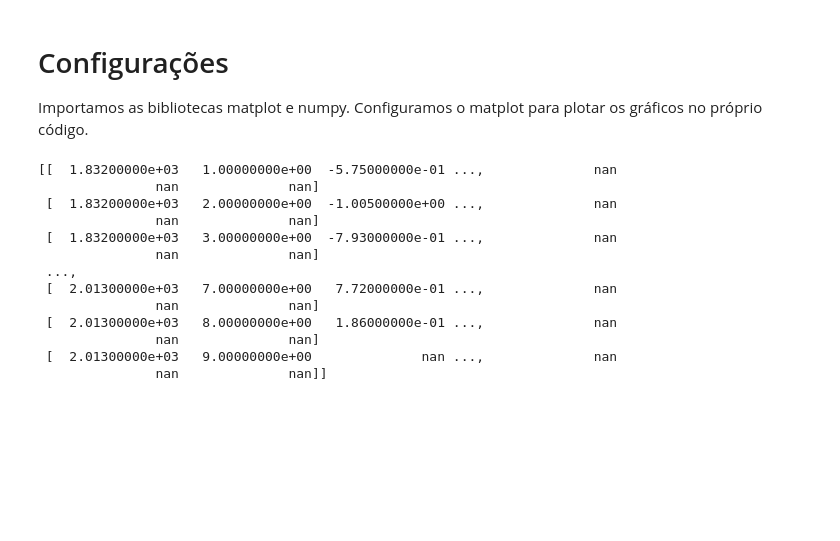
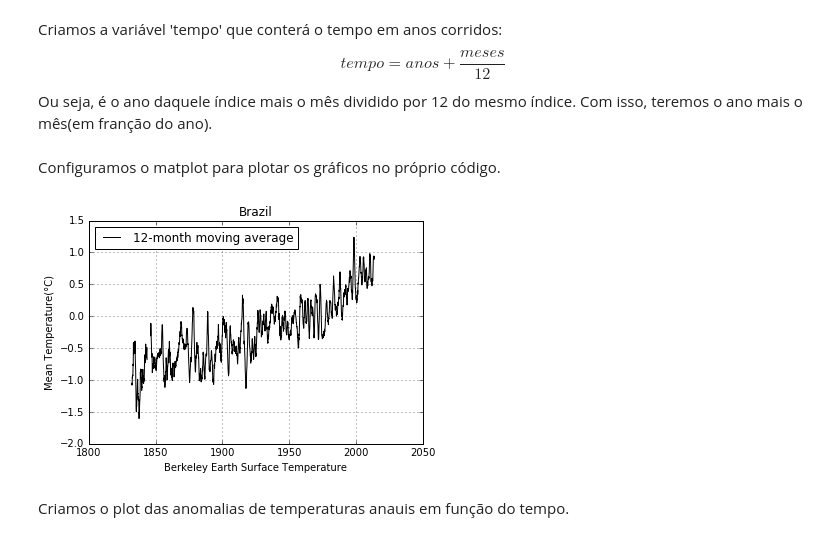
Before and after one commit to mat-esp-2016/python-1-vbd, a Jupyter notebook: python1.ipynb, the cells around one changed output. Drawn from its saved outputs; the diff is of its cells as text; code cells hidden in the pictures; blank space fills up the shorter version.

```diff
--- a/python1.ipynb
+++ b/python1.ipynb
@@ -4,0 +11,2 @@ import numpy as np
+# %%
+anomalia_temperatura_anual = dados[:,4]
@@ -4,0 +25,2 @@ import numpy as np
+# %%
+anos = dados[:,0]
@@ -4,0 +29,2 @@ import numpy as np
+# %%
+meses = dados[:,1]
@@ -4,0 +33,7 @@ import numpy as np
+# %%
+tempo = ( anos + ( meses / 12))
+# %% [markdown]
+Criamos a variável 'tempo' que conterá o tempo em anos corridos:
+$$tempo = anos + \frac{meses}{12}$$
+Ou seja, é o ano daquele índice mais o mês dividido por 12 do mesmo índice.
+Com isso, teremos o ano mais o mês(em franção do ano).
@@ -5,5 +42,2 @@ import numpy as np
 # %% [markdown]
-# Configurações
-
-Importamos as bibliotecas matplot e numpy.
 Configuramos o matplot para plotar os gráficos no próprio código.
@@ -12,16 +44,12 @@ dados = np.loadtxt("dados/brazil-TAVG-Trend.txt",skiprows=70)
-# %%
-print(dados)
-# %% [output]
-[[  1.83200000e+03   1.00000000e+00  -5.75000000e-01 ...,              nan
-               nan              nan]
- [  1.83200000e+03   2.00000000e+00  -1.00500000e+00 ...,              nan
-               nan              nan]
- [  1.83200000e+03   3.00000000e+00  -7.93000000e-01 ...,              nan
-               nan              nan]
- ...,
- [  2.01300000e+03   7.00000000e+00   7.72000000e-01 ...,              nan
-               nan              nan]
- [  2.01300000e+03   8.00000000e+00   1.86000000e-01 ...,              nan
-               nan              nan]
- [  2.01300000e+03   9.00000000e+00              nan ...,              nan
-               nan              nan]]
+# %%
+plt.title("Brazil")
+plt.xlabel("Berkeley Earth Surface Temperature",)
+plt.ylabel("Mean Temperature(°C)")
+plt.plot(tempo,anomalia_temperatura_anual,color='black',label='12-month moving average')
+plt.legend(loc='upper left')
+plt.grid(True)
+plt.show()
+# %% [output]
+[figure, added]
+# %% [markdown]
+Criamos o plot das anomalias de temperaturas anauis em função do tempo.
```
Also changed, not shown: parts of 13 cells of this notebook.
